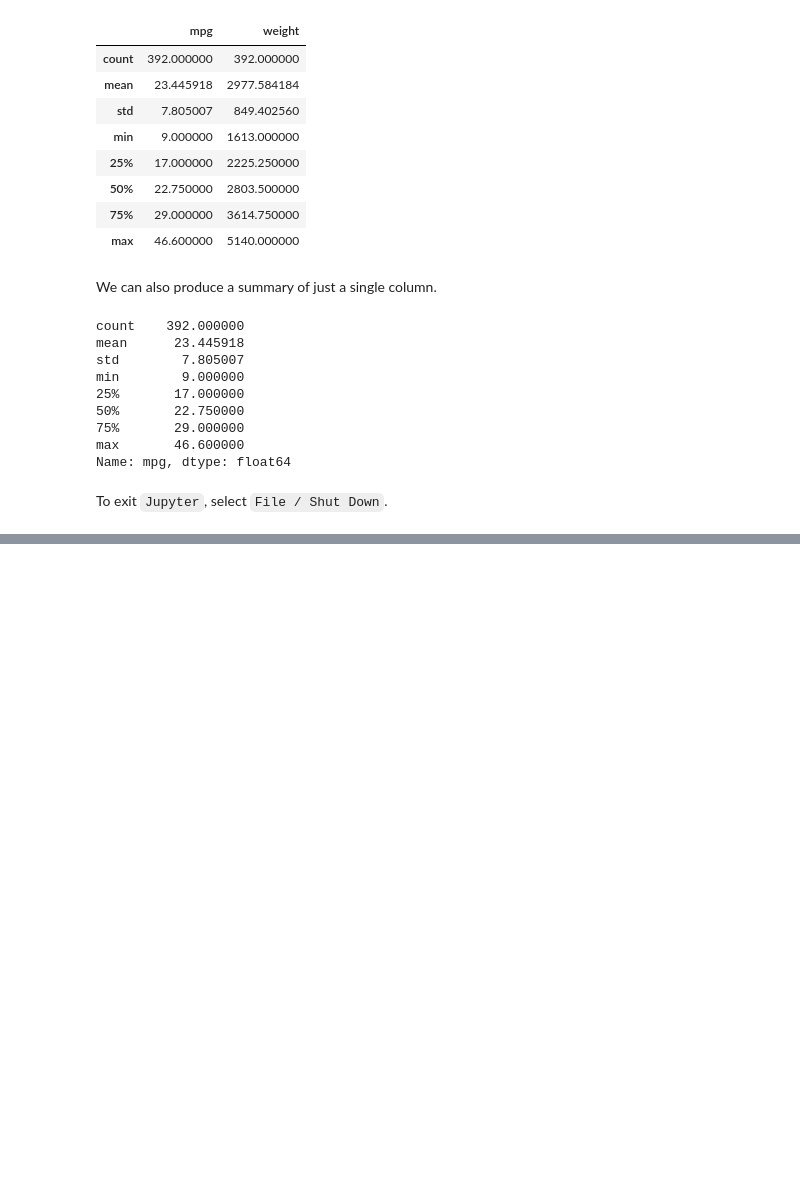
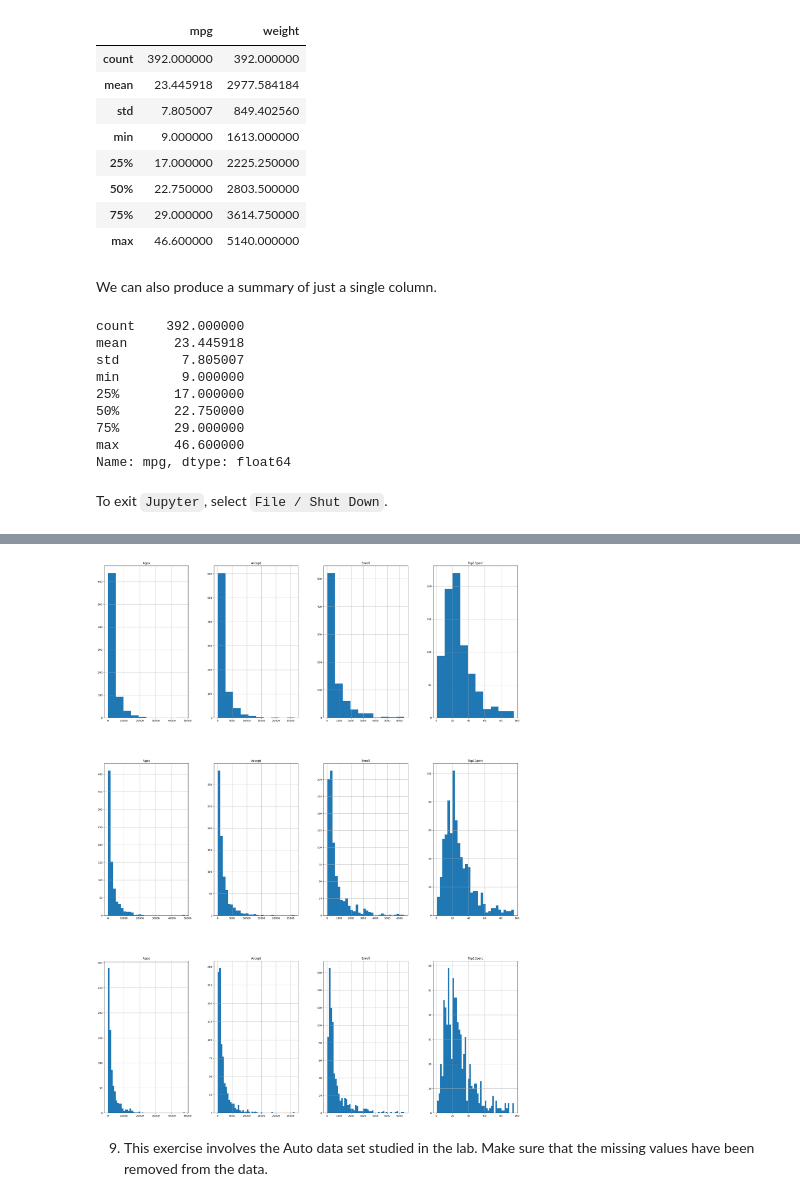
Before and after one commit to ricardogutjahr/Introduction_to_Statistical_Learning, a Jupyter notebook: Ch02-statlearn-lab.ipynb, the cells around one changed output, grey strips where cells are left out. Drawn from its saved outputs; the diff is of its cells as text; code cells hidden in the pictures; blank space fills up the shorter version.

```diff
--- a/Ch02-statlearn-lab.ipynb
+++ b/Ch02-statlearn-lab.ipynb
@@ -1492,0 +1683,11 @@ To exit `Jupyter`,  select `File / Shut Down`.
+# %%
+fiq, axes = subplots(ncols=4, nrows=3, figsize=(30, 40))
+
+for i, _col in enumerate(["Apps", "Accept", "Enroll", "Top10perc"]):
+  for j, _bins in enumerate([10, 30, 50]):
+    college.hist(_col, bins=_bins, ax=axes[j, i])
+# %% [output]
+[figure, added]
+# %% [markdown]
+9. This exercise involves the Auto data set studied in the lab. Make sure
+that the missing values have been removed from the data.
```
Also changed, not shown: parts of 44 cells of this notebook.
